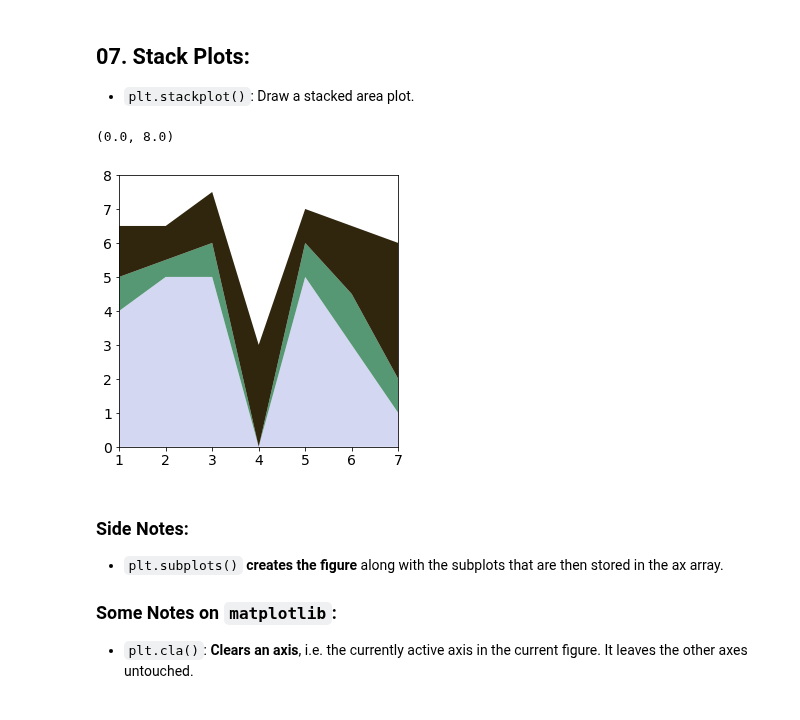
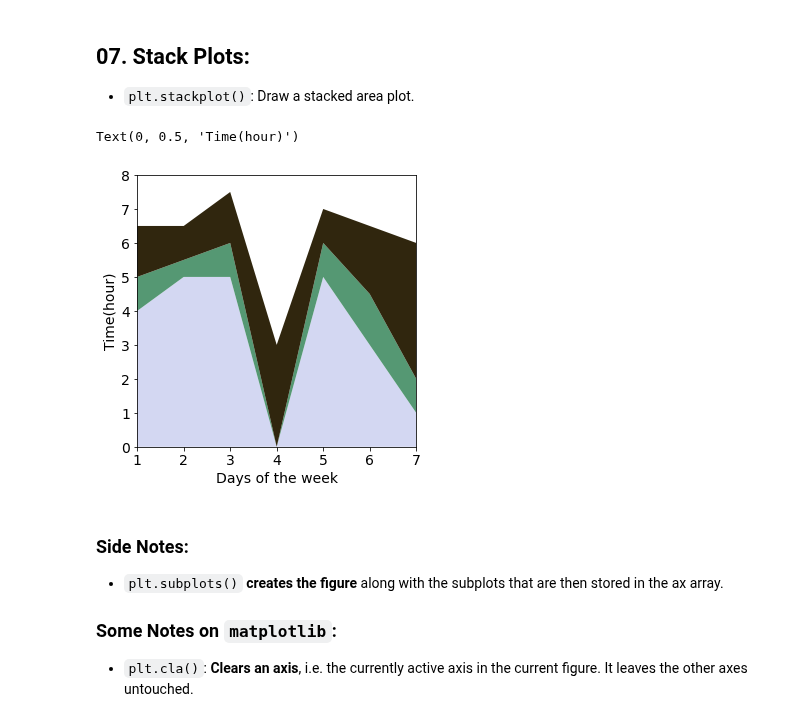
Before and after one commit to DavoodSZ1993/Python_Tutorial, a Jupyter notebook: 1_matplotlib_plots.ipynb, the cells around one changed output. Drawn from its saved outputs; the diff is of its cells as text; code cells hidden in the pictures.

```diff
--- a/1_matplotlib_plots.ipynb
+++ b/1_matplotlib_plots.ipynb
@@ -212,19 +212,22 @@ plt.hist(dist_data, bins=100);
 # %%
 days = [1, 2, 3, 4, 5, 6, 7]
 
 studying = [4, 5, 5, 0, 5, 3, 1]
 walking = [1, 0.5, 1, 0, 1, 1.5, 1]
 watching_movie = [1.5, 1, 1.5, 3, 1, 2, 4]
 
 plt.figure(1, figsize=(5,5))
 colors = sns.cubehelix_palette(3, start=1, rot=0.75)
 plt.stackplot(days, studying, walking, watching_movie, colors=colors)
 
 plt.xlim([1, 7])
 plt.ylim([0, 8])
+
+plt.xlabel('Days of the week', fontsize=14)
+plt.ylabel('Time(hour)', fontsize=14)
 # %% [output]
-(0.0, 8.0)
+Text(0, 0.5, 'Time(hour)')
-[figure, old version]
+[figure, new version]
 # %% [markdown]
 ### Side Notes:
 * `plt.subplots()` **creates the figure** along with the subplots that are then stored in the ax array.
```
